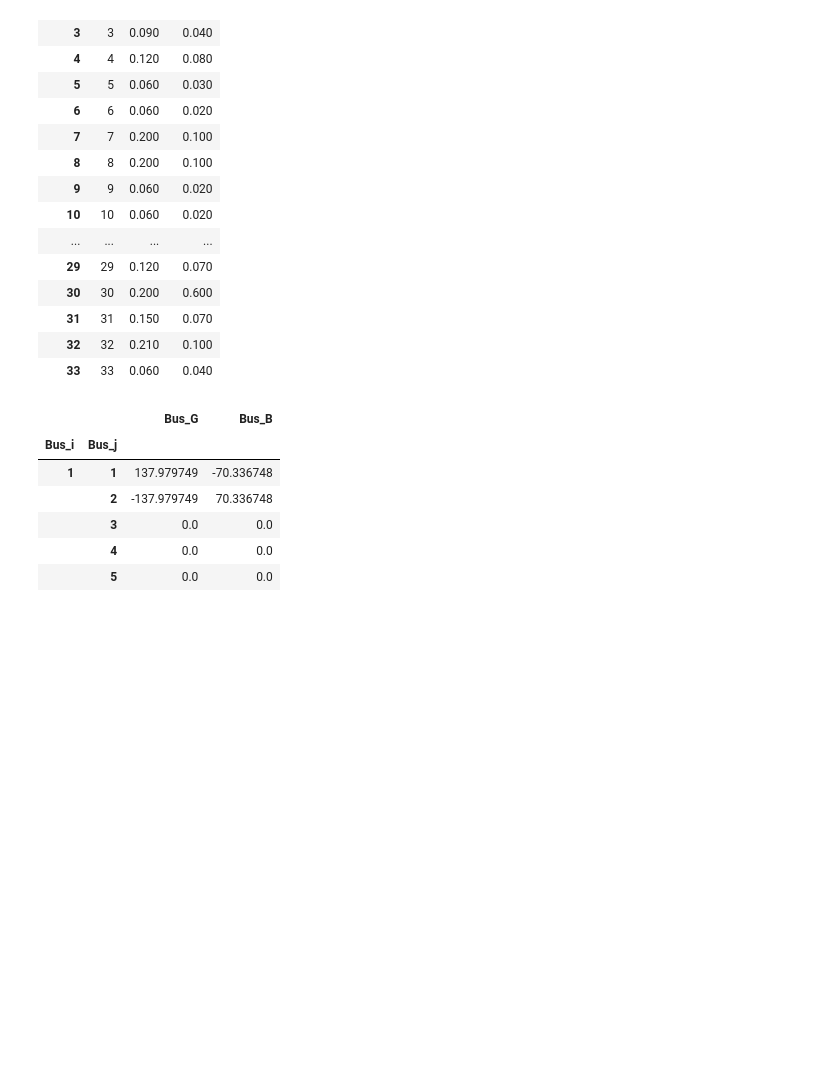
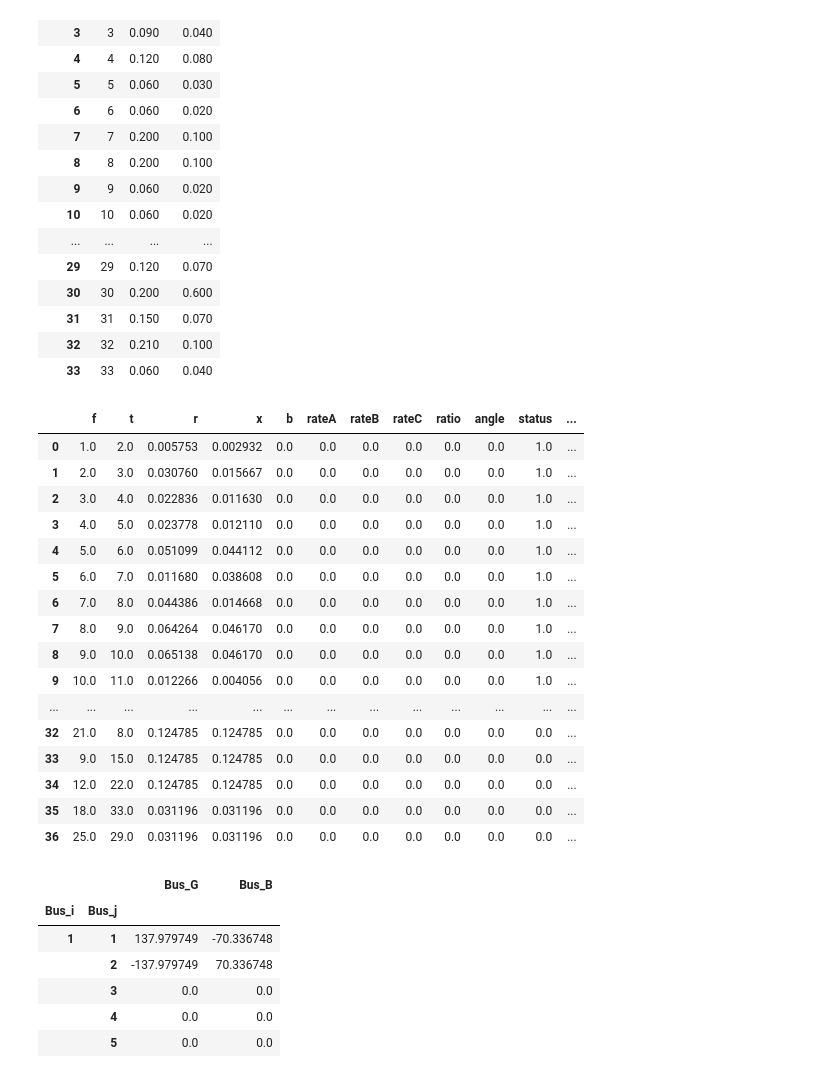
Before and after one commit to kwoong2001/pyomoatoz, a Jupyter notebook: nthPractice/OPFstudy_basic/case33opfmatpower.ipynb, the cells around one changed output. Saved outputs shown, nothing was run; the diff lists cells and outputs as text; code cells hidden in the pictures; blank space fills up the shorter version.

```diff
--- a/nthPractice/OPFstudy_basic/case33opfmatpower.ipynb
+++ b/nthPractice/OPFstudy_basic/case33opfmatpower.ipynb
@@ -181,6 +181,54 @@ Load_info
 | 31 | 31 | 0.150 | 0.070 |
 | 32 | 32 | 0.210 | 0.100 |
 | 33 | 33 | 0.060 | 0.040 |
+# %%
+'''
+Branch Data Format
+       1   f, from bus number
+       2   t, to bus number
+   (-)     (circuit identifier)
+       3   r, resistance (p.u.)
+       4   x, reactance (p.u.)
+       5   b, total line charging susceptance (p.u.)
+       6   rateA, MVA rating A (long term rating)
+       7   rateB, MVA rating B (short term rating)
+       8   rateC, MVA rating C (emergency rating)
+       9   ratio, transformer off nominal turns ratio ( = 0 for lines )
+           (taps at 'from' bus, impedance at 'to' bus,
+            i.e. if r = x = 0, then ratio = Vf / Vt)
+       10  angle, transformer phase shift angle (degrees), positive => delay
+   (-)     (Gf, shunt conductance at from bus p.u.)
+   (-)     (Bf, shunt susceptance at from bus p.u.)
+   (-)     (Gt, shunt conductance at to bus p.u.)
+   (-)     (Bt, shunt susceptance at to bus p.u.)
+       11  initial branch status, 1 - in service, 0 - out of service
+   (2) 12  minimum angle difference, angle(Vf) - angle(Vt) (degrees)
+   (2) 13  maximum angle difference, angle(Vf) - angle(Vt) (degrees)
+           (The voltage angle difference is taken to be unbounded below
+            if ANGMIN < -360 and unbounded above if ANGMAX > 360.
+            If both parameters are zero, it is unconstrained.)
+'''
+LINE = pd.DataFrame(mpc['branch'], columns=['f','t','r','x','b','rateA','rateB','rateC','ratio','angle','status','angmin','angmax'])
+
+LINE
+# %% [output]
+|  | f | t | r | x | b | rateA | rateB | rateC | ratio | angle | status | ... |
+| 0 | 1.0 | 2.0 | 0.005753 | 0.002932 | 0.0 | 0.0 | 0.0 | 0.0 | 0.0 | 0.0 | 1.0 | ... |
+| 1 | 2.0 | 3.0 | 0.030760 | 0.015667 | 0.0 | 0.0 | 0.0 | 0.0 | 0.0 | 0.0 | 1.0 | ... |
+| 2 | 3.0 | 4.0 | 0.022836 | 0.011630 | 0.0 | 0.0 | 0.0 | 0.0 | 0.0 | 0.0 | 1.0 | ... |
+| 3 | 4.0 | 5.0 | 0.023778 | 0.012110 | 0.0 | 0.0 | 0.0 | 0.0 | 0.0 | 0.0 | 1.0 | ... |
+| 4 | 5.0 | 6.0 | 0.051099 | 0.044112 | 0.0 | 0.0 | 0.0 | 0.0 | 0.0 | 0.0 | 1.0 | ... |
+| 5 | 6.0 | 7.0 | 0.011680 | 0.038608 | 0.0 | 0.0 | 0.0 | 0.0 | 0.0 | 0.0 | 1.0 | ... |
+| 6 | 7.0 | 8.0 | 0.044386 | 0.014668 | 0.0 | 0.0 | 0.0 | 0.0 | 0.0 | 0.0 | 1.0 | ... |
+| 7 | 8.0 | 9.0 | 0.064264 | 0.046170 | 0.0 | 0.0 | 0.0 | 0.0 | 0.0 | 0.0 | 1.0 | ... |
+| 8 | 9.0 | 10.0 | 0.065138 | 0.046170 | 0.0 | 0.0 | 0.0 | 0.0 | 0.0 | 0.0 | 1.0 | ... |
+| 9 | 10.0 | 11.0 | 0.012266 | 0.004056 | 0.0 | 0.0 | 0.0 | 0.0 | 0.0 | 0.0 | 1.0 | ... |
+| ... | ... | ... | ... | ... | ... | ... | ... | ... | ... | ... | ... | ... |
+| 32 | 21.0 | 8.0 | 0.124785 | 0.124785 | 0.0 | 0.0 | 0.0 | 0.0 | 0.0 | 0.0 | 0.0 | ... |
+| 33 | 9.0 | 15.0 | 0.124785 | 0.124785 | 0.0 | 0.0 | 0.0 | 0.0 | 0.0 | 0.0 | 0.0 | ... |
+| 34 | 12.0 | 22.0 | 0.124785 | 0.124785 | 0.0 | 0.0 | 0.0 | 0.0 | 0.0 | 0.0 | 0.0 | ... |
+| 35 | 18.0 | 33.0 | 0.031196 | 0.031196 | 0.0 | 0.0 | 0.0 | 0.0 | 0.0 | 0.0 | 0.0 | ... |
+| 36 | 25.0 | 29.0 | 0.031196 | 0.031196 | 0.0 | 0.0 | 0.0 | 0.0 | 0.0 | 0.0 | 0.0 | ... |
 # %%
 ymat = m.makeYbus(mpc)
 
```
Also changed, not shown: 24 other files.
